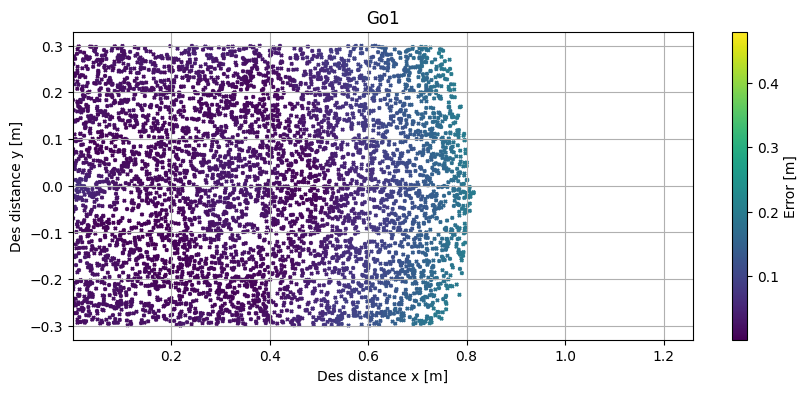
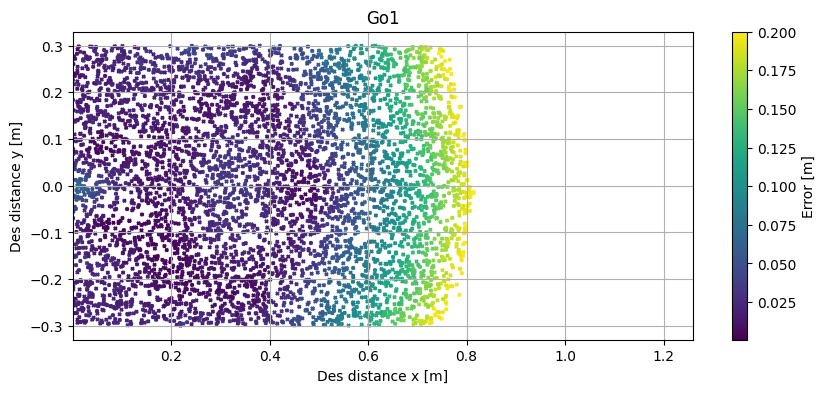
The change to this notebook cell's code, shown as a diff; its figure went from the first image to the second:
--- before
+++ after
@@ -1,4 +1,4 @@
 plt.figure(figsize=(10,4))
-plt.scatter(des[:,0][idx],des[:,1][idx], np.full(des[: , 1].shape,5)[idx], vmax=0.48, marker='x', c=err[idx])
+plt.scatter(des[:,0][idx],des[:,1][idx], np.full(des[: , 1].shape,5)[idx], vmax=0.2, marker='x', c=err[idx])
 plt.grid()
 plt.xlim(xmin*1.05,xmax*1.05)

Commit: just a mid saving